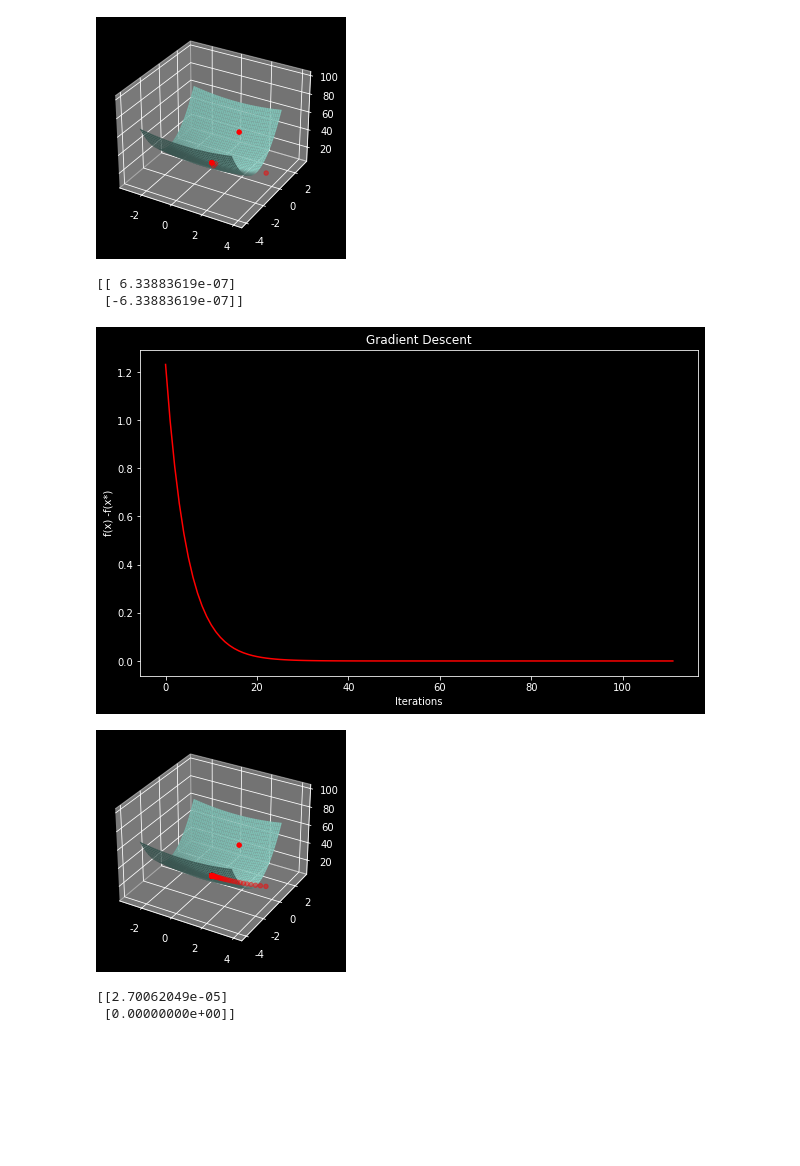
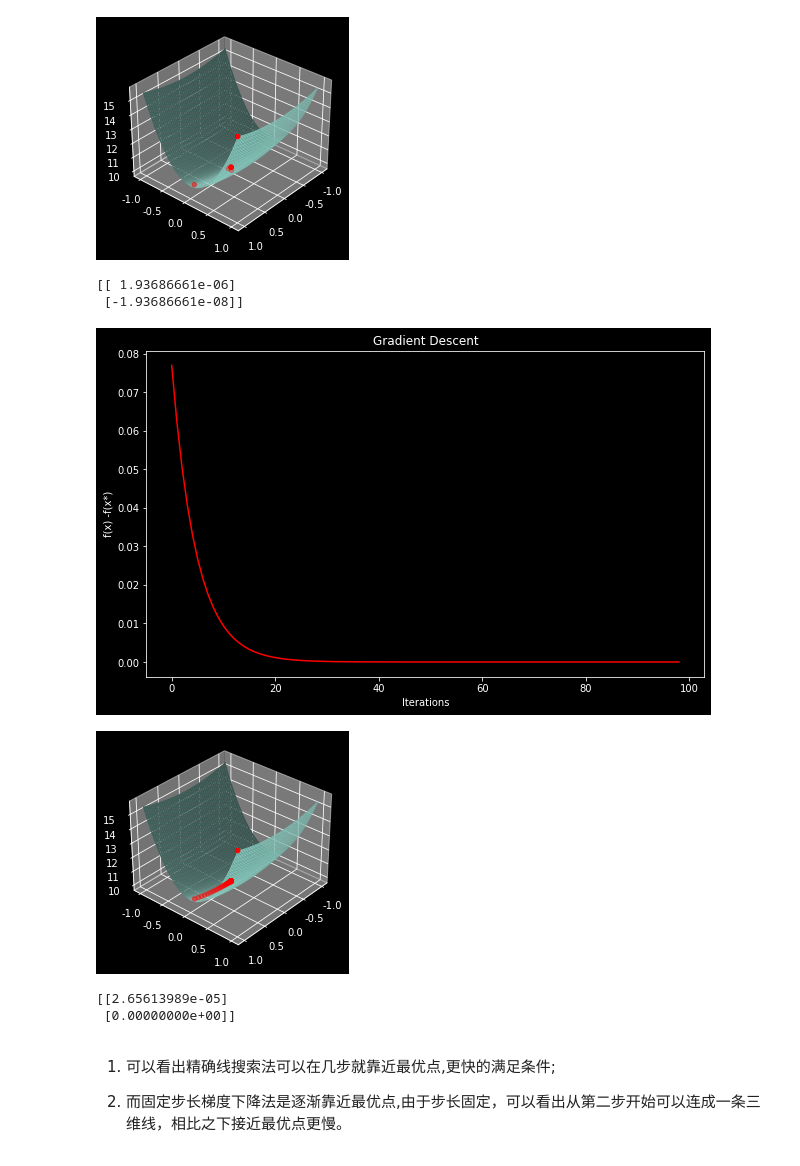
Before and after one commit to zj0615/optimization_method, a Jupyter notebook: First_Job/gradient_descent.ipynb, the cells around one changed output. Saved outputs shown, nothing was run; the diff lists cells and outputs as text; code cells hidden in the pictures; blank space fills up the shorter version.

```diff
--- a/First_Job/gradient_descent.ipynb
+++ b/First_Job/gradient_descent.ipynb
@@ -31,12 +31,13 @@ def show_plt(x_list, y_list, f_list, fl_list, S):
     plt.rcParams['axes.unicode_minus'] = False
 
     Q = np.array([[1, 0], [0, 10]])
-    x_range = np.linspace(-3,3,50)
-    y_range = np.linspace(-3,3,50)
+    x_range = np.linspace(-1,1, 50)
+    y_range = np.linspace(-1,1,50)
     X,Y = np.meshgrid(x_range, y_range)
     Z = 0.5 * (X*Q[0][0]*X + Y*Q[1][1]*Y) + 10
     ax3d.plot_surface(X,Y,Z)
     ax3d.scatter(x_list,y_list,f_list, c='r', marker='o')
+    ax3d.view_init(elev=32, azim=41)
     plt.show()
 # %%
 # 精确线搜索法
@@ -122,7 +123,7 @@ def gradient_descent(x0):
     show_plt(x_list, y_list, f_list, fl_list, 'Gradient Descent')
     print(xi.reshape([-1, 1]))
 # %%
-x0_1 = np.array([4.0, -4.0])
+x0_1 = np.array([1.0, 1.0])
 Acc_line_search(x0_1)
 gradient_descent(x0_1)
 # %% [output]
@@ -130,10 +131,15 @@ gradient_descent(x0_1)
-[figure, old version]
+[figure, new version]
-[[ 6.33883619e-07]
- [-6.33883619e-07]]
+[[ 1.93686661e-06]
+ [-1.93686661e-08]]
-[figure, old version]
+[figure, new version]
-[figure, old version]
+[figure, new version]
-[[2.70062049e-05]
+[[2.65613989e-05]
  [0.00000000e+00]]
+# %% [markdown]
+
+1. 可以看出精确线搜索法可以在几步就靠近最优点,更快的满足条件;
+
+2. 而固定步长梯度下降法是逐渐靠近最优点,由于步长固定，可以看出从第二步开始可以连成一条三维线，相比之下接近最优点更慢。
 # %%
 # Goldstein准则非精确先搜索算法
 # 通过二分法实现
```
Also changed, not shown: parts of 3 cells of this notebook, 1 other file.
